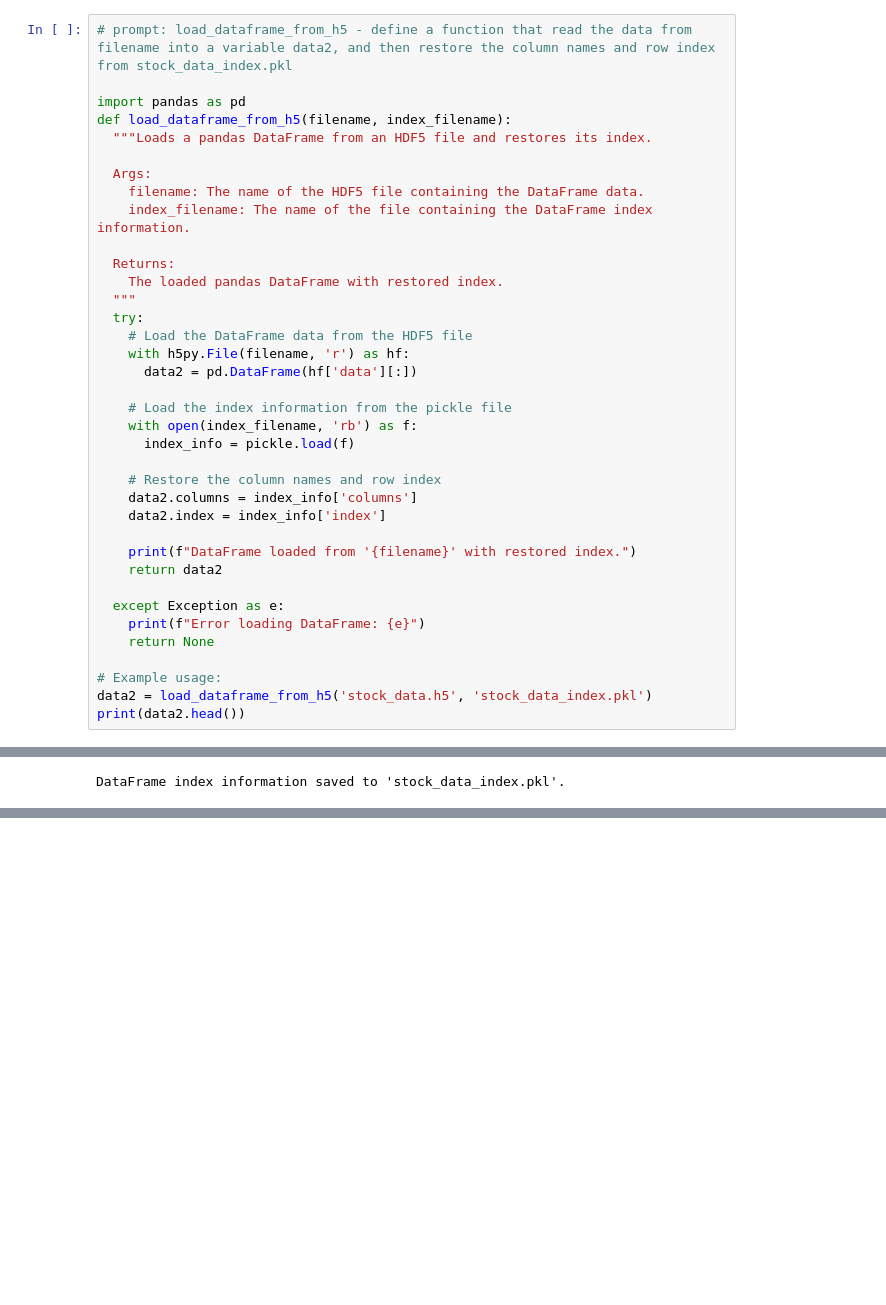
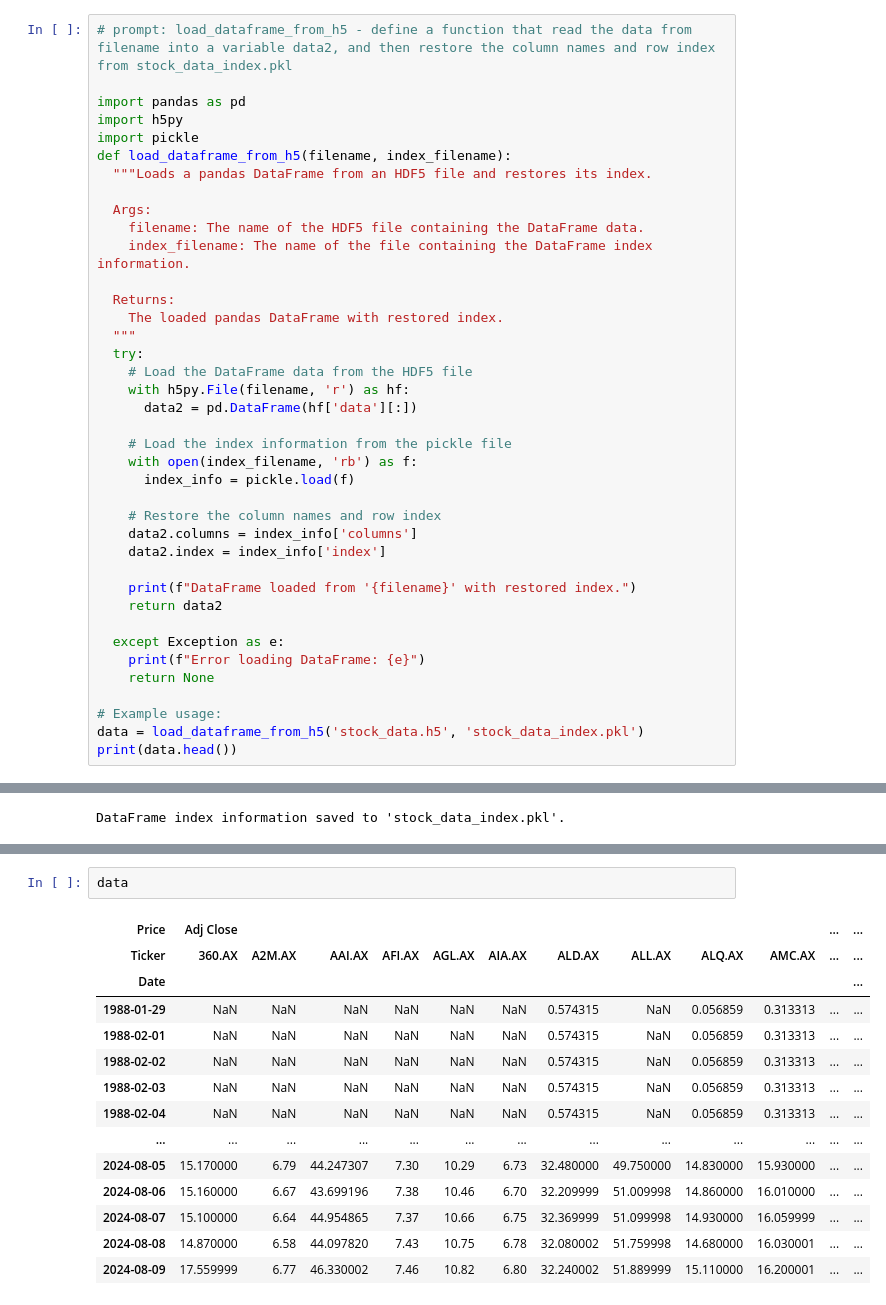
Before and after one commit to kcngdominic/stock-rl, a Jupyter notebook: data.ipynb, the cells around one changed output, grey strips where cells are left out. Cells and saved outputs as stored; diff of their text form; blank space fills up the shorter version.

```diff
--- a/data.ipynb
+++ b/data.ipynb
@@ -61,6 +63,8 @@ File 'stock_data_index.pkl' retrieved from Google Drive to 'stock_data_index.pkl
 # prompt: load_dataframe_from_h5 - define a function that read the data from filename into a variable data2, and then restore the column names and row index from stock_data_index.pkl
 
 import pandas as pd
+import h5py
+import pickle
 def load_dataframe_from_h5(filename, index_filename):
   """Loads a pandas DataFrame from an HDF5 file and restores its index.
 
@@ -92,8 +96,8 @@ def load_dataframe_from_h5(filename, index_filename):
     return None
 
 # Example usage:
-data2 = load_dataframe_from_h5('stock_data.h5', 'stock_data_index.pkl')
-print(data2.head())
+data = load_dataframe_from_h5('stock_data.h5', 'stock_data_index.pkl')
+print(data.head())
 # %% [output]
 DataFrame loaded from 'stock_data.h5' with restored index.
 Price      Adj Close                                                      \
@@ -203,0 +213,17 @@ Local file 'stock_data_index.pkl' does not exist.
+# %%
+data
+# %% [output]
+| Price | Adj Close |  |  |  |  |  |  |  |  |  | ... | ... |
+| Ticker | 360.AX | A2M.AX | AAI.AX | AFI.AX | AGL.AX | AIA.AX | ALD.AX | ALL.AX | ALQ.AX | AMC.AX | ... | ... |
+| Date |  |  |  |  |  |  |  |  |  |  |  | ... |
+| 1988-01-29 | NaN | NaN | NaN | NaN | NaN | NaN | 0.574315 | NaN | 0.056859 | 0.313313 | ... | ... |
+| 1988-02-01 | NaN | NaN | NaN | NaN | NaN | NaN | 0.574315 | NaN | 0.056859 | 0.313313 | ... | ... |
+| 1988-02-02 | NaN | NaN | NaN | NaN | NaN | NaN | 0.574315 | NaN | 0.056859 | 0.313313 | ... | ... |
+| 1988-02-03 | NaN | NaN | NaN | NaN | NaN | NaN | 0.574315 | NaN | 0.056859 | 0.313313 | ... | ... |
+| 1988-02-04 | NaN | NaN | NaN | NaN | NaN | NaN | 0.574315 | NaN | 0.056859 | 0.313313 | ... | ... |
+| ... | ... | ... | ... | ... | ... | ... | ... | ... | ... | ... | ... | ... |
+| 2024-08-05 | 15.170000 | 6.79 | 44.247307 | 7.30 | 10.29 | 6.73 | 32.480000 | 49.750000 | 14.830000 | 15.930000 | ... | ... |
+| 2024-08-06 | 15.160000 | 6.67 | 43.699196 | 7.38 | 10.46 | 6.70 | 32.209999 | 51.009998 | 14.860000 | 16.010000 | ... | ... |
+| 2024-08-07 | 15.100000 | 6.64 | 44.954865 | 7.37 | 10.66 | 6.75 | 32.369999 | 51.099998 | 14.930000 | 16.059999 | ... | ... |
+| 2024-08-08 | 14.870000 | 6.58 | 44.097820 | 7.43 | 10.75 | 6.78 | 32.080002 | 51.759998 | 14.680000 | 16.030001 | ... | ... |
+| 2024-08-09 | 17.559999 | 6.77 | 46.330002 | 7.46 | 10.82 | 6.80 | 32.240002 | 51.889999 | 15.110000 | 16.200001 | ... | ... |
```
Also changed, not shown: parts of 11 cells of this notebook.
